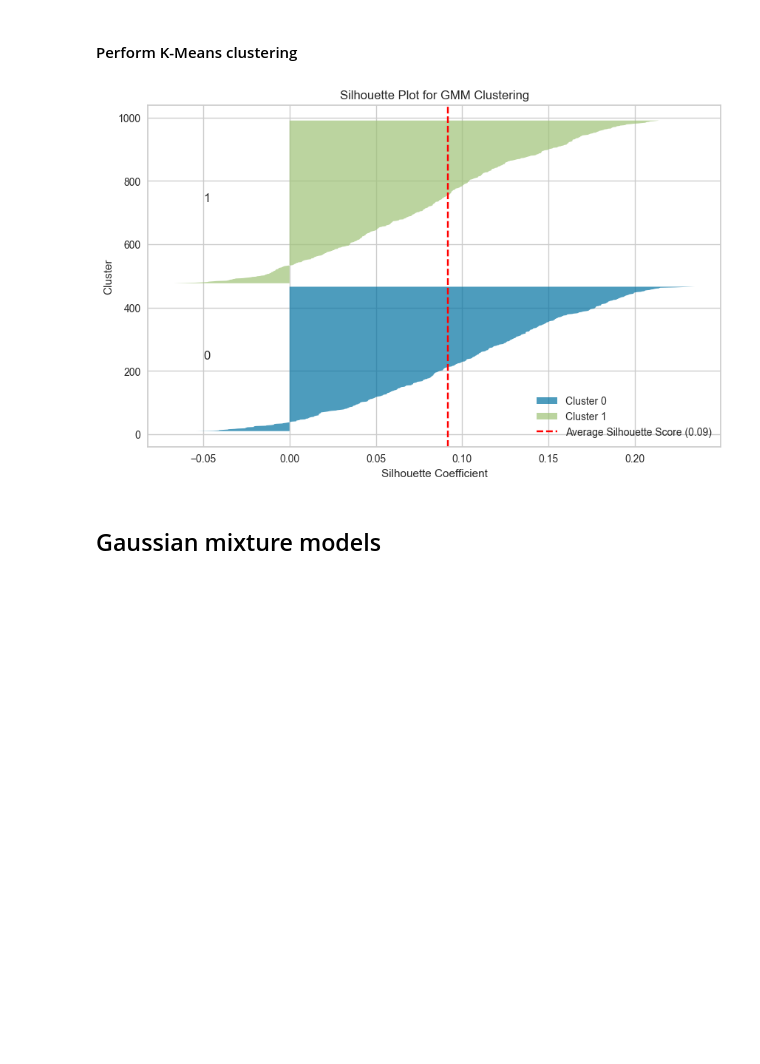
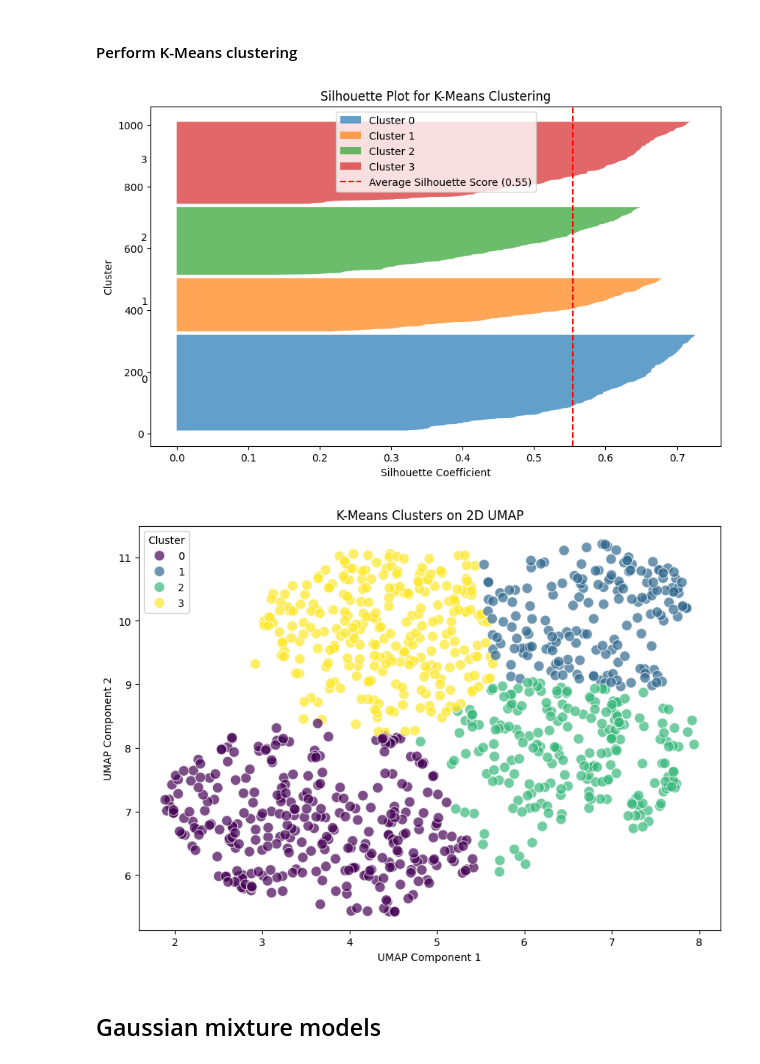
Before and after one commit to l-lattermann/jupyter-clustering-mental-health-study, a Jupyter notebook: data_analysis.ipynb, the cells around one changed output. Saved outputs shown, nothing was run; the diff lists cells and outputs as text; code cells hidden in the pictures; blank space fills up the shorter version.

Commit message:
stats analysis done, cluster analysis done. Necxt step: Code cleanup

```diff
--- a/data_analysis.ipynb
+++ b/data_analysis.ipynb
@@ -985,0 +961,13 @@ plt.show()
+# %%
+
+# Reducing dimensionality using UMAP
+umap_model = UMAP(n_components=2)
+umap_data = umap_model.fit_transform(processed_data)
+
+# Visualize with labels
+plt.figure(figsize=(8, 6))
+plt.scatter(umap_data[:, 0], umap_data[:, 1])
+plt.title('UMAP Visualization with Labels')
+plt.xlabel('UMAP 1')
+plt.ylabel('UMAP 2')
+plt.show()
@@ -991,11 +981,7 @@ plt.show()
 #### Plot an ellbow curve to find the optimal number of clusters
 # %%
 # Create a copy of the data for clustering
-kmeans_data = pd.DataFrame(processed_data, columns=preprocessor.get_feature_names_out())
-
-# Standardize the data
-kmeans_scaler = StandardScaler()
-kmeans_data = kmeans_scaler.fit_transform(kmeans_data)
+kmeans_data = umap_data.copy()
 
 # Determine the optimal number of clusters using the Elbow Method
 inertia = []
@@ -1019,28 +1005,25 @@ plt.show()
 #### Perform K-Means clustering
 # %%
 # Optimal number of clusters from the Elbow Method
-optimal_k = 2
+optimal_k = 4
 
 # Fit KMeans with the optimal number of clusters
-kmeans = KMeans(n_clusters=optimal_k, random_state=42)
+kmeans = KMeans(n_clusters=optimal_k, n_init=5000, random_state=42)
 cluster_labels = kmeans.fit_predict(kmeans_data)
 
-# Reverse the standardization
-kmeans_data = kmeans_scaler.inverse_transform(kmeans_data)
-kmeans_data = np.round(kmeans_data, 4)                      # Round the values to 4 decimal places
-
 # Remap the encoded columns to their original values
-kmeans_data = pd.DataFrame(kmeans_data, columns=transformed_df.columns)
+kmeans_data = pd.DataFrame(kmeans_data)
 
 # Attach the cluster labels to the original data
 kmeans_data['Cluster'] = cluster_labels
 
 # Save the data with clusters for further exploration
-kmeans_data.to_csv("data/kmeans_data.csv", index=False)
-
-# Reduce dimensions to 2 using t-SNE
-tsne = TSNE(n_components=2, random_state=42)
-tsne_data = tsne.fit_transform(kmeans_data)
+kmeans_save_data = processed_data.copy()                               # Create a copy of the processed data
+kmeans_save_data = scaler.inverse_transform(kmeans_save_data)                 # Inverse transform the scaled data
+kmeans_save_data = np.round(kmeans_save_data, 2)                              # Round the values to 2 decimal places
+kmeans_save_data = pd.DataFrame(kmeans_save_data, columns=preprocessor.get_feature_names_out())   # Convert to DataFrame
+kmeans_save_data['Cluster'] = cluster_labels                           # Add the cluster labels
+kmeans_save_data.to_csv("data/kmeans_data.csv", index=False)           # Save the data to a new CSV file
 
 # Calculate the silhouette scores for each sample
 silhouette_vals = silhouette_samples(kmeans_data, cluster_labels)
@@ -1050,35 +1033,45 @@ avg_score = silhouette_score(kmeans_data, cluster_labels)
 
 # Number of clusters
 n_clusters = len(np.unique(cluster_labels))
 
 # Start plotting
 fig, ax = plt.subplots(figsize=(10, 6))
 y_lower = 10  # Starting position for silhouette plots
 
 for i in range(n_clusters):
     # Get silhouette scores for samples in this cluster
     cluster_silhouette_vals = silhouette_vals[cluster_labels == i]
     cluster_silhouette_vals.sort()  # Sort values for cleaner plotting
 
     # Determine the y_upper position
     y_upper = y_lower + len(cluster_silhouette_vals)
 
     # Fill the silhouette scores for this cluster
     ax.fill_betweenx(np.arange(y_lower, y_upper), 0, cluster_silhouette_vals, alpha=0.7, label=f'Cluster {i}')
     ax.text(-0.05, y_lower + 0.5 * len(cluster_silhouette_vals), str(i))  # Add cluster label
     y_lower = y_upper + 10  # 10 for spacing between clusters
 
 # Draw a vertical line for the average silhouette score
 ax.axvline(x=avg_score, color="red", linestyle="--", label=f'Average Silhouette Score ({avg_score:.2f})')
 
 # Add labels and title
 ax.set_xlabel("Silhouette Coefficient")
 ax.set_ylabel("Cluster")
-ax.set_title("Silhouette Plot for GMM Clustering")
+ax.set_title("Silhouette Plot for K-Means Clustering")
 ax.legend(loc="best")
 plt.show()
+
+# 2D Visualise clusters
+plt.figure(figsize=(10, 7))
+sns.scatterplot(x=umap_data[:, 0], y=umap_data[:, 1], hue=cluster_labels, palette='viridis', s=100, alpha=0.7)
+plt.xlabel("UMAP Component 1")
+plt.ylabel("UMAP Component 2")
+plt.title("K-Means Clusters on 2D UMAP")
+plt.legend(title='Cluster')
+plt.show()
 # %% [output]
-[figure, old version]
+[figure, new version]
+[figure, added]
 # %% [markdown]
 ## Gaussian mixture models
 # %% [markdown]
```
Also changed, not shown: parts of 31 cells of this notebook, 4 other files.
